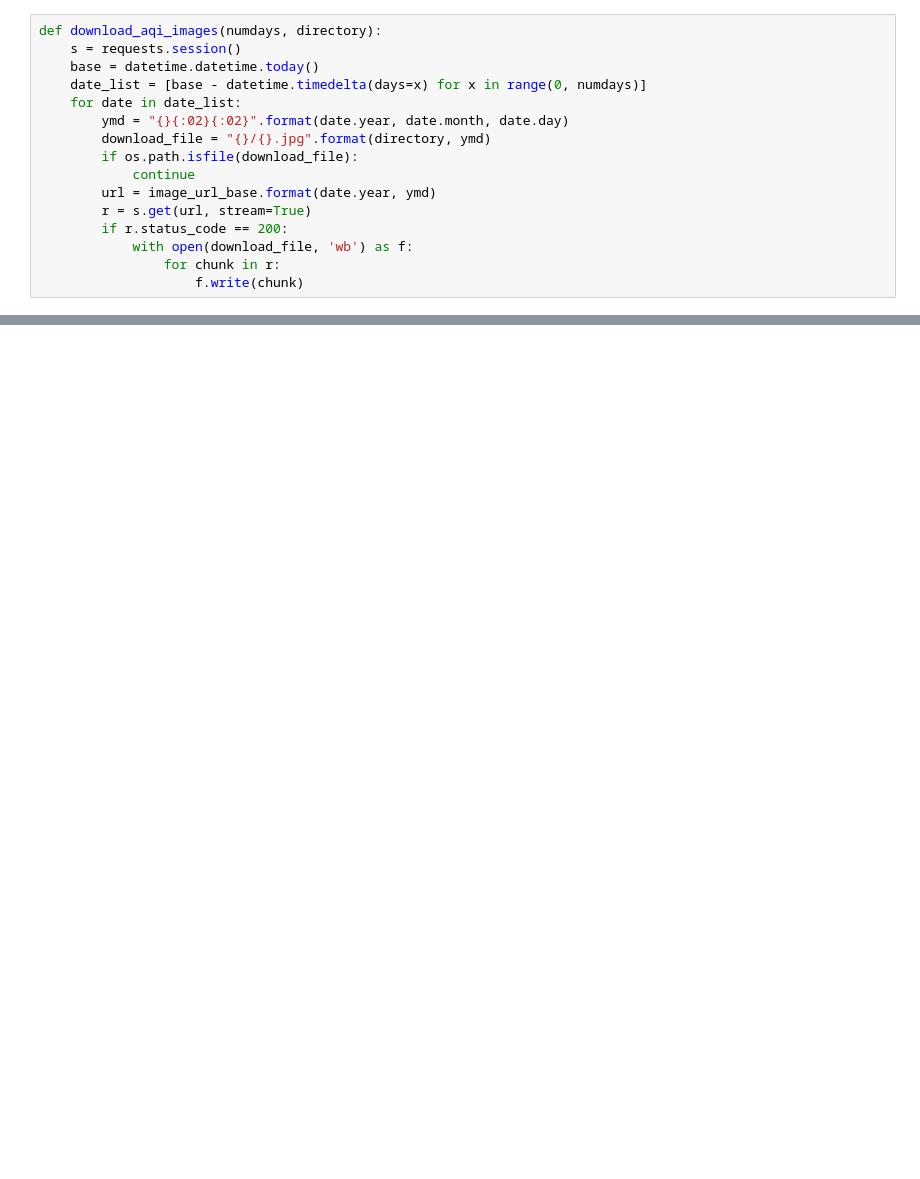
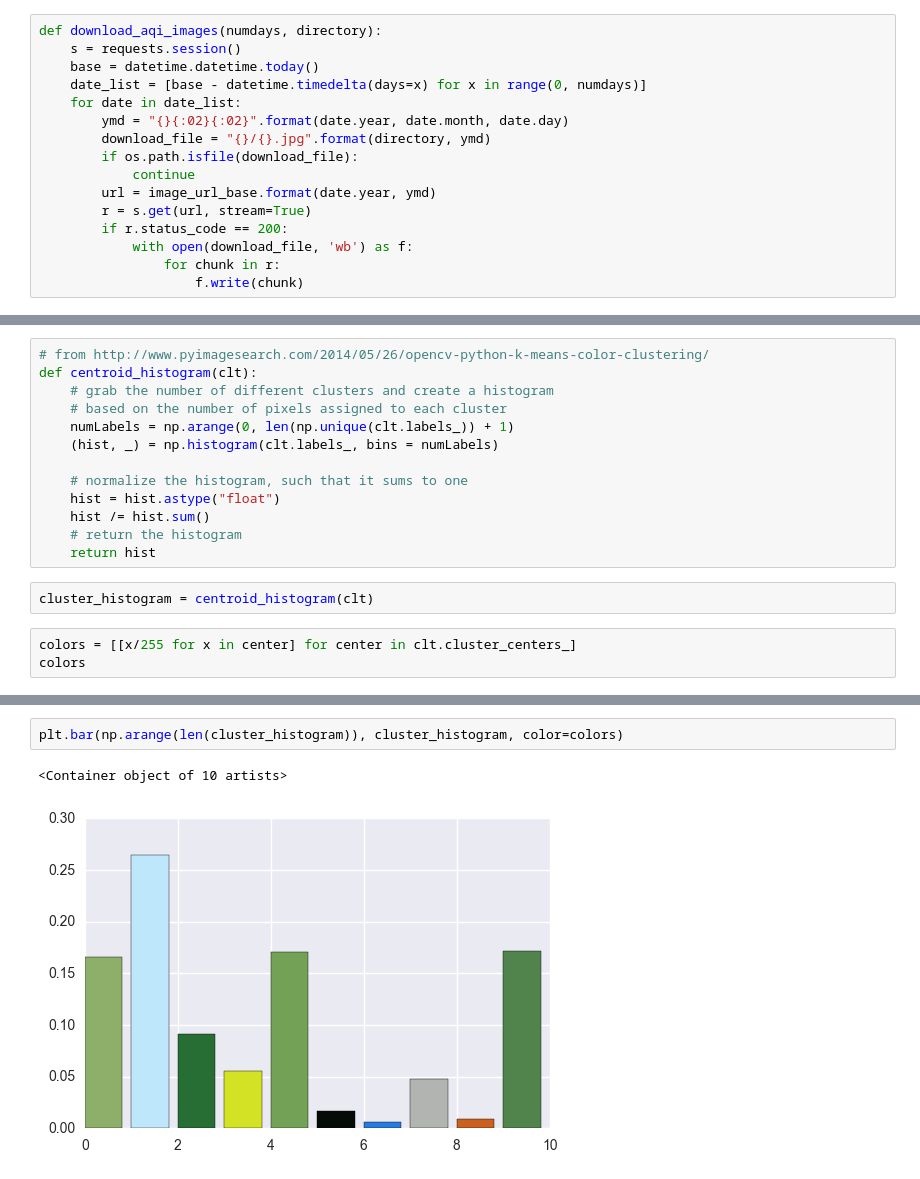
Before and after one commit to alexshepard/notebooks, a Jupyter notebook: PM25.ipynb, the cells around one changed output, grey strips where cells are left out. Cells and saved outputs as stored; diff of their text form; blank space fills up the shorter version.

```diff
--- a/PM25.ipynb
+++ b/PM25.ipynb
@@ -44,0 +67,18 @@ plt.imshow(img)
+# %%
+# from http://www.pyimagesearch.com/2014/05/26/opencv-python-k-means-color-clustering/
+def centroid_histogram(clt):
+    # grab the number of different clusters and create a histogram
+    # based on the number of pixels assigned to each cluster
+    numLabels = np.arange(0, len(np.unique(clt.labels_)) + 1)
+    (hist, _) = np.histogram(clt.labels_, bins = numLabels)
+
+    # normalize the histogram, such that it sums to one
+    hist = hist.astype("float")
+    hist /= hist.sum()
+    # return the histogram
+    return hist
+# %%
+cluster_histogram = centroid_histogram(clt)
+# %%
+colors = [[x/255 for x in center] for center in clt.cluster_centers_]
+colors
@@ -44,0 +96,5 @@ plt.imshow(img)
+# %%
+plt.bar(np.arange(len(cluster_histogram)), cluster_histogram, color=colors)
+# %% [output]
+<Container object of 10 artists>
+[figure, added]
```
Also changed, not shown: parts of 19 cells of this notebook.
